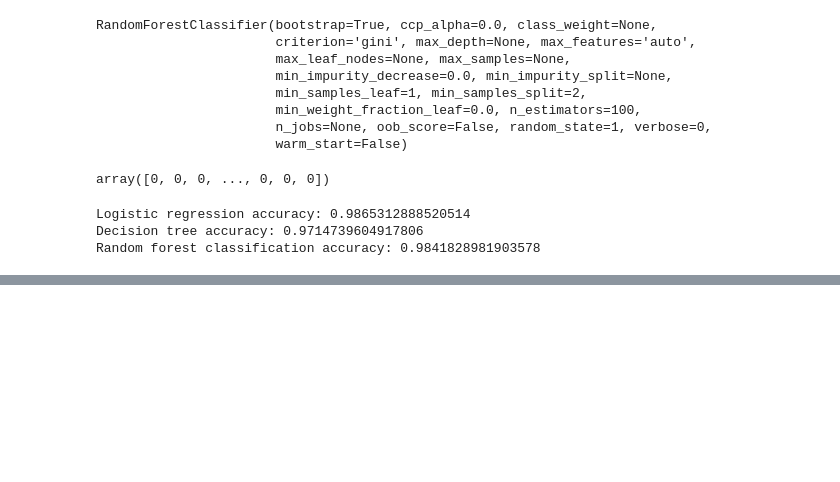
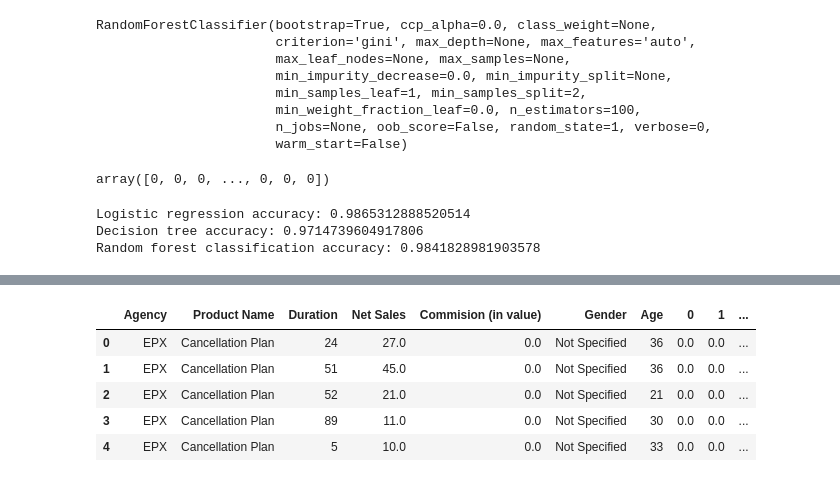
Before and after one commit to sabill/dphi-boothcamp-ml, a Jupyter notebook: Assignment_1_Quiz.ipynb, the cells around one changed output, grey strips where cells are left out. Drawn from its saved outputs; the diff is of its cells as text; code cells hidden in the pictures; blank space fills up the shorter version.

```diff
--- a/Assignment_1_Quiz.ipynb
+++ b/Assignment_1_Quiz.ipynb
@@ -431,0 +510,10 @@ verbose = 2
+# %%
+test_fix = test_fix.join(ohe_df)
+test_fix.head()
+# %% [output]
+|  | Agency | Product Name | Duration | Net Sales | Commision (in value) | Gender | Age | 0 | 1 | ... |
+| 0 | EPX | Cancellation Plan | 24 | 27.0 | 0.0 | Not Specified | 36 | 0.0 | 0.0 | ... |
+| 1 | EPX | Cancellation Plan | 51 | 45.0 | 0.0 | Not Specified | 36 | 0.0 | 0.0 | ... |
+| 2 | EPX | Cancellation Plan | 52 | 21.0 | 0.0 | Not Specified | 21 | 0.0 | 0.0 | ... |
+| 3 | EPX | Cancellation Plan | 89 | 11.0 | 0.0 | Not Specified | 30 | 0.0 | 0.0 | ... |
+| 4 | EPX | Cancellation Plan | 5 | 10.0 | 0.0 | Not Specified | 33 | 0.0 | 0.0 | ... |
```
Also changed, not shown: parts of 28 cells of this notebook.
